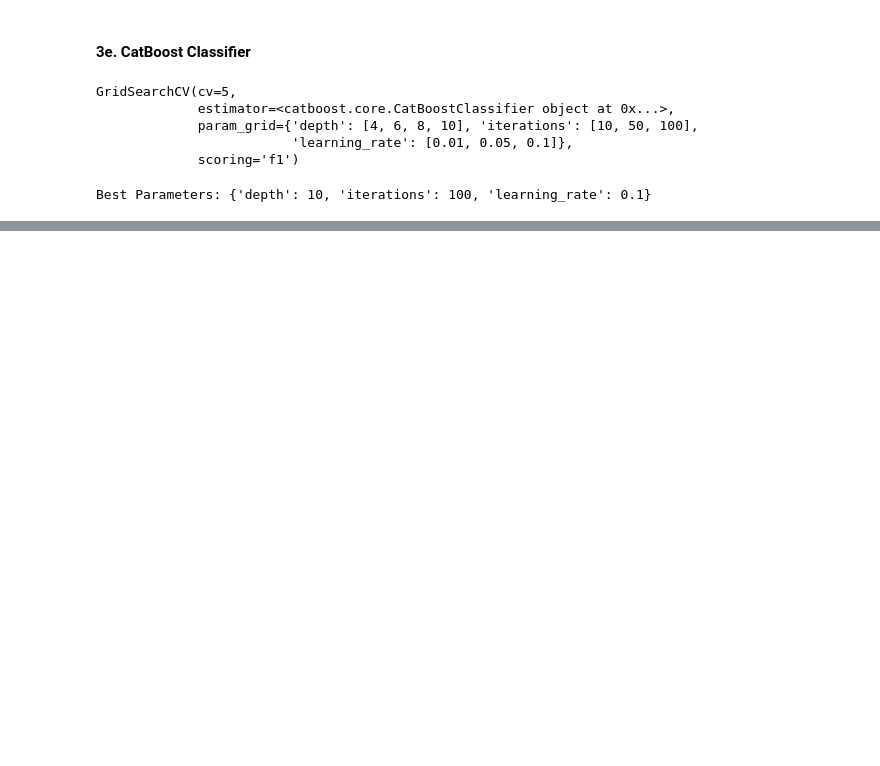
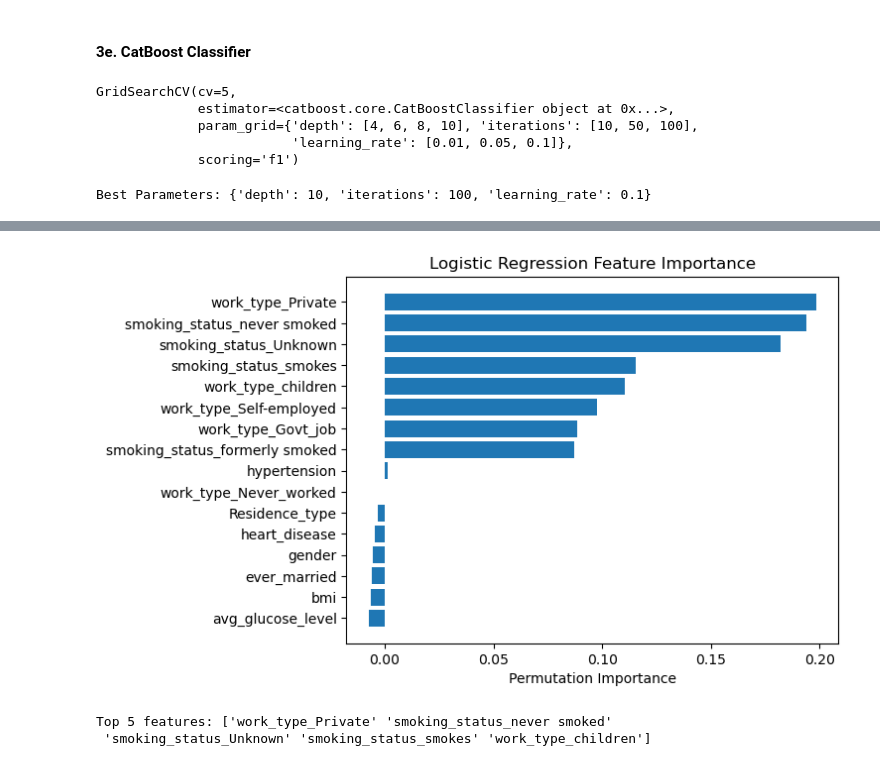
Before and after one commit to tscofield034/Capstone2-StrokePrediction, a Jupyter notebook: Notebooks/modeling.ipynb, the cells around one changed output, grey strips where cells are left out. Drawn from its saved outputs; the diff is of its cells as text; code cells hidden in the pictures; blank space fills up the shorter version.

```diff
--- a/Notebooks/modeling.ipynb
+++ b/Notebooks/modeling.ipynb
@@ -716,0 +781,15 @@ array([[950,  10],
+# %%
+# find feature importance of LogisticRegression model
+perm_importance = permutation_importance(logr, X_test, y_test)
+feature_names = np.array(X_test.columns)
+sorted_idx = perm_importance.importances_mean.argsort()
+plt.barh(feature_names[sorted_idx], perm_importance.importances_mean[sorted_idx])
+plt.title("Logistic Regression Feature Importance")
+plt.xlabel("Permutation Importance")
+plt.show()
+
+print("Top 5 features: " + str(feature_names[np.flip(sorted_idx)][:5]))
+# %% [output]
+[figure, added]
+Top 5 features: ['work_type_Private' 'smoking_status_never smoked'
+ 'smoking_status_Unknown' 'smoking_status_smokes' 'work_type_children']
```
Also changed, not shown: parts of 81 cells of this notebook.
